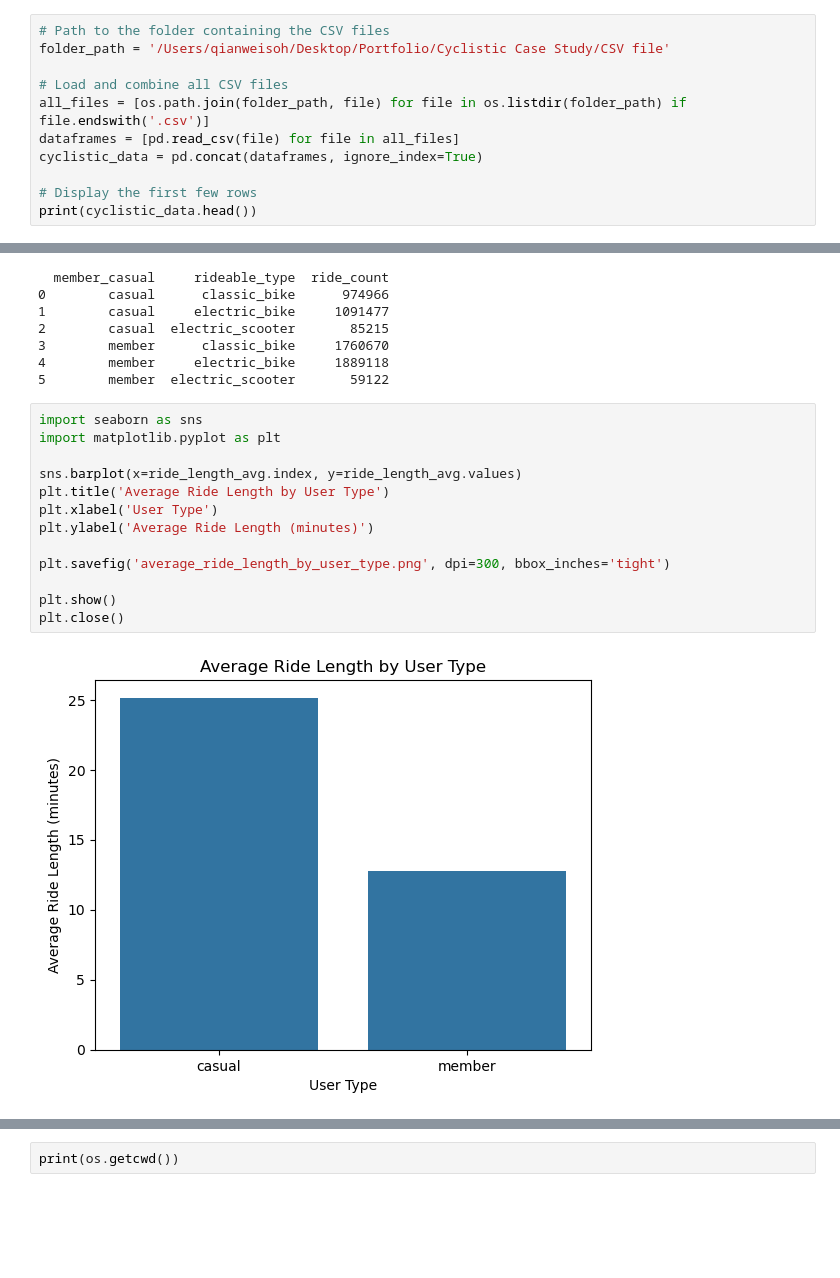
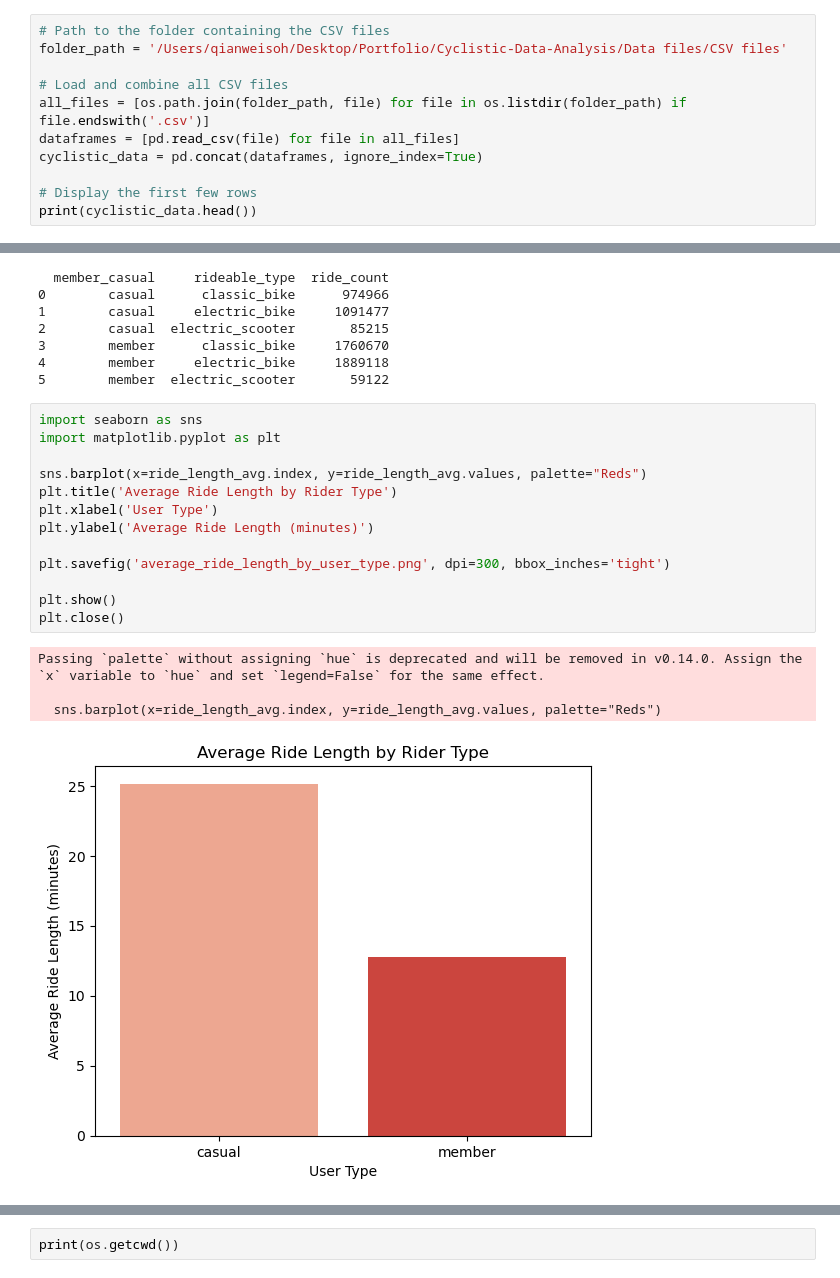
Before and after one commit to sohqianwei/Cyclistic-Data-Analysis, a Jupyter notebook: Analysis with Python/cyclistic-data-analysis.ipynb, the cells around one changed output, grey strips where cells are left out. Cells and saved outputs as stored; diff of their text form; blank space fills up the shorter version.

Commit message:
changed the colour of the diagram to fit the slides

```diff
--- a/Analysis with Python/cyclistic-data-analysis.ipynb
+++ b/Analysis with Python/cyclistic-data-analysis.ipynb
@@ -23,7 +23,7 @@ import numpy as np
 import os
 # %%
 # Path to the folder containing the CSV files
-folder_path = '/Users/qianweisoh/Desktop/Portfolio/Cyclistic Case Study/CSV file'
+folder_path = '/Users/qianweisoh/Desktop/Portfolio/Cyclistic-Data-Analysis/Data files/CSV files'
 
 # Load and combine all CSV files
 all_files = [os.path.join(folder_path, file) for file in os.listdir(folder_path) if file.endswith('.csv')]
@@ -153,17 +153,20 @@ print(bike_type_pref)
 # %%
 import seaborn as sns
 import matplotlib.pyplot as plt
 
-sns.barplot(x=ride_length_avg.index, y=ride_length_avg.values)
-plt.title('Average Ride Length by User Type')
+sns.barplot(x=ride_length_avg.index, y=ride_length_avg.values, palette="Reds")
+plt.title('Average Ride Length by Rider Type')
 plt.xlabel('User Type')
 plt.ylabel('Average Ride Length (minutes)')
 
 plt.savefig('average_ride_length_by_user_type.png', dpi=300, bbox_inches='tight')
 
 plt.show()
 plt.close()
 # %% [output]
+Passing `palette` without assigning `hue` is deprecated and will be removed in v0.14.0. Assign the `x` variable to `hue` and set `legend=False` for the same effect.
+
+  sns.barplot(x=ride_length_avg.index, y=ride_length_avg.values, palette="Reds")
-[figure, old version]
+[figure, new version]
 # %%
 # Create the bar plot
```
Also changed, not shown: parts of 5 cells of this notebook, 8 other files.
